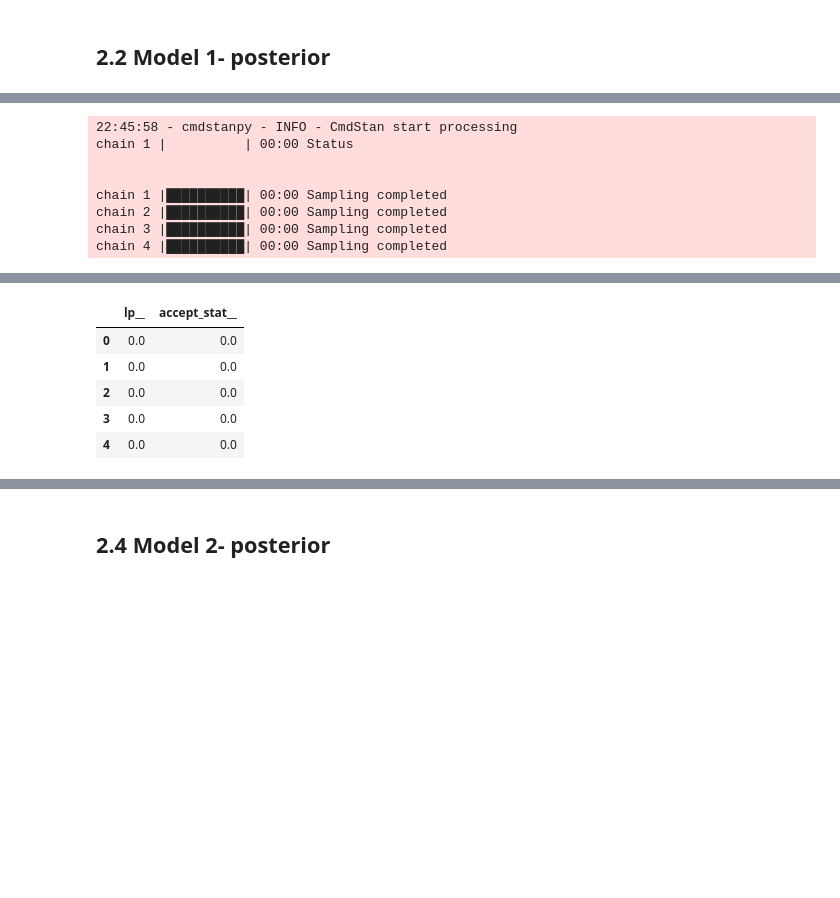
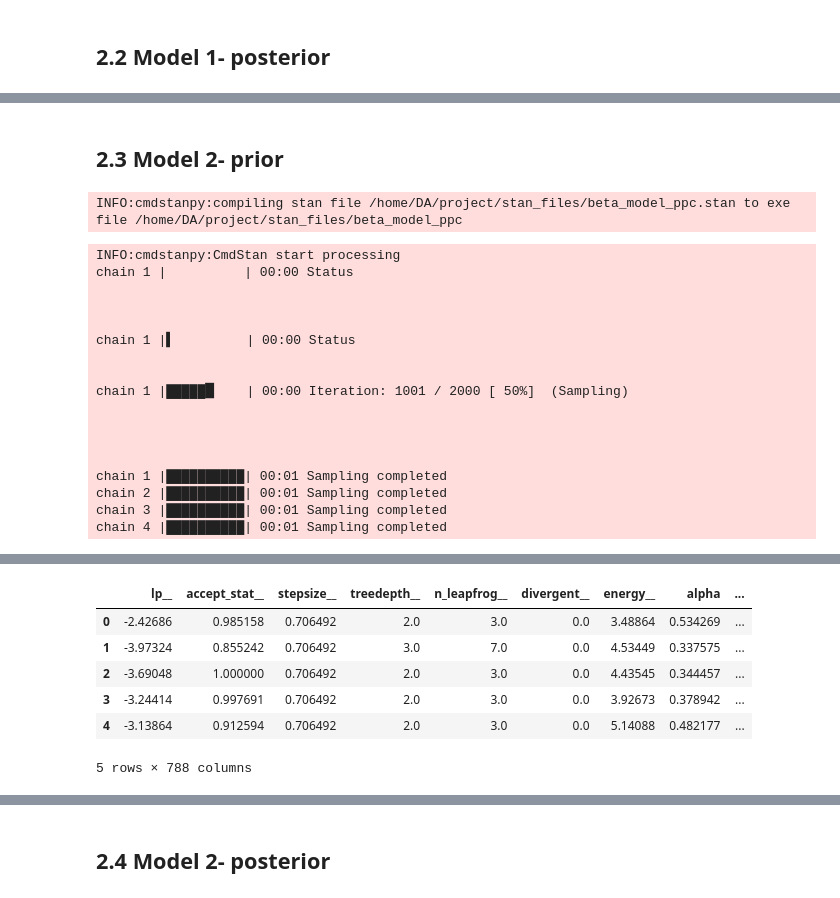
Before and after one commit to Karolina0110/DA, a Jupyter notebook: project/main_notebook.ipynb, the cells around one changed output, grey strips where cells are left out. Saved outputs shown, nothing was run; the diff lists cells and outputs as text; code cells hidden in the pictures; blank space fills up the shorter version.

```diff
--- a/project/main_notebook.ipynb
+++ b/project/main_notebook.ipynb
@@ -116,28 +183,36 @@ plt.show()
+# %% [markdown]
+## 2.3 Model 2- prior
+# %%
+model_exp_ppc = cmdstanpy.CmdStanModel(stan_file='stan_files/beta_model_ppc.stan')
+# %% [output]
+INFO:cmdstanpy:compiling stan file /home/DA/project/stan_files/beta_model_ppc.stan to exe file /home/DA/project/stan_files/beta_model_ppc
 # %%
-model_exp_fit = cmdstanpy.CmdStanModel(stan_file='stan_files/exp_model_fit.stan')
-
 #Parameters
+N = len(audi_a3_2000ccm_standarized)
 
 data = {"N": N,
         "mileage" : np.linspace(0.01,1,N),
         "production_year" : np.linspace(0.01,1,N),
-        "mu_a" : mu_a,
-        "sig_a" : sig_a,
-        "mu_b1" : mu_b1,
-        "mu_b2" : mu_b2,
-        "sig_b1" : sig_b1,
-        "sig_b2" : sig_b2,
         }
 
-sim_exp_fit=model_exp_fit.sample(data=data)
+sim_exp_fit=model_exp_ppc.sample(data=data)
 sim_exp_fit_pd = sim_exp_fit.draws_pd()
 sim_exp_fit_pd.head()
 # %% [output]
-22:45:58 - cmdstanpy - INFO - CmdStan start processing
+INFO:cmdstanpy:CmdStan start processing
 chain 1 |          | 00:00 Status
 
 
-chain 1 |██████████| 00:00 Sampling completed
-chain 2 |██████████| 00:00 Sampling completed
-chain 3 |██████████| 00:00 Sampling completed
-chain 4 |██████████| 00:00 Sampling completed
+
+chain 1 |▍         | 00:00 Status
+
+
+chain 1 |█████▉    | 00:00 Iteration: 1001 / 2000 [ 50%]  (Sampling)
+
+
+
+
+chain 1 |██████████| 00:01 Sampling completed
+chain 2 |██████████| 00:01 Sampling completed
+chain 3 |██████████| 00:01 Sampling completed
+chain 4 |██████████| 00:01 Sampling completed
@@ -145,9 +220,10 @@ chain 4 |██████████| 00:00 Sampling completed
-|  | lp__ | accept_stat__ |
-| 0 | 0.0 | 0.0 |
-| 1 | 0.0 | 0.0 |
-| 2 | 0.0 | 0.0 |
-| 3 | 0.0 | 0.0 |
-| 4 | 0.0 | 0.0 |
+|  | lp__ | accept_stat__ | stepsize__ | treedepth__ | n_leapfrog__ | divergent__ | energy__ | alpha | ... |
+| 0 | -2.42686 | 0.985158 | 0.706492 | 2.0 | 3.0 | 0.0 | 3.48864 | 0.534269 | ... |
+| 1 | -3.97324 | 0.855242 | 0.706492 | 3.0 | 7.0 | 0.0 | 4.53449 | 0.337575 | ... |
+| 2 | -3.69048 | 1.000000 | 0.706492 | 2.0 | 3.0 | 0.0 | 4.43545 | 0.344457 | ... |
+| 3 | -3.24414 | 0.997691 | 0.706492 | 2.0 | 3.0 | 0.0 | 3.92673 | 0.378942 | ... |
+| 4 | -3.13864 | 0.912594 | 0.706492 | 2.0 | 3.0 | 0.0 | 5.14088 | 0.482177 | ... |
+5 rows × 788 columns
 # %%
 _, ax = plt.subplots(1, 5, figsize=(24, 5))
 ax = ax.flatten()
```
Also changed, not shown: parts of 9 cells of this notebook, 9 other files.
